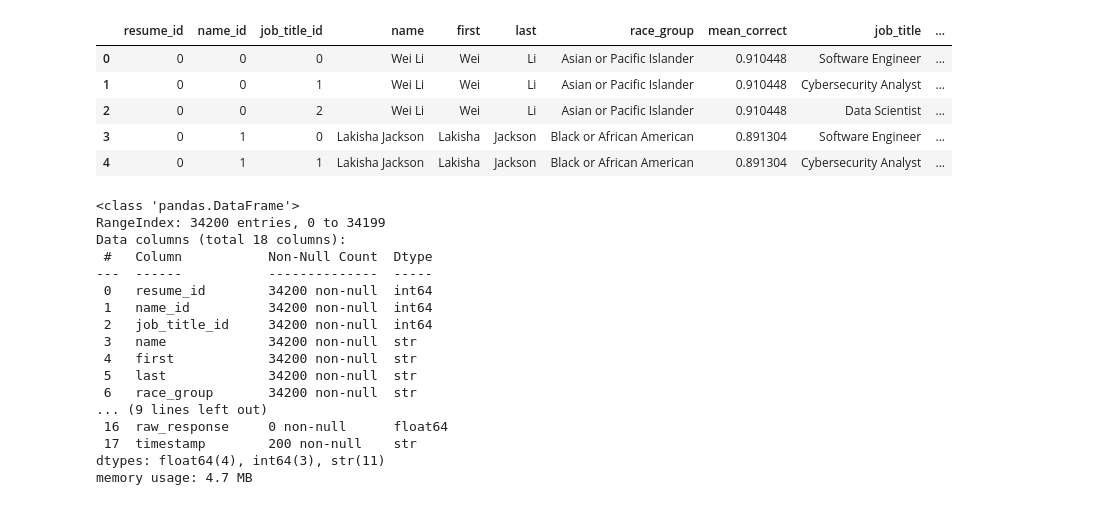
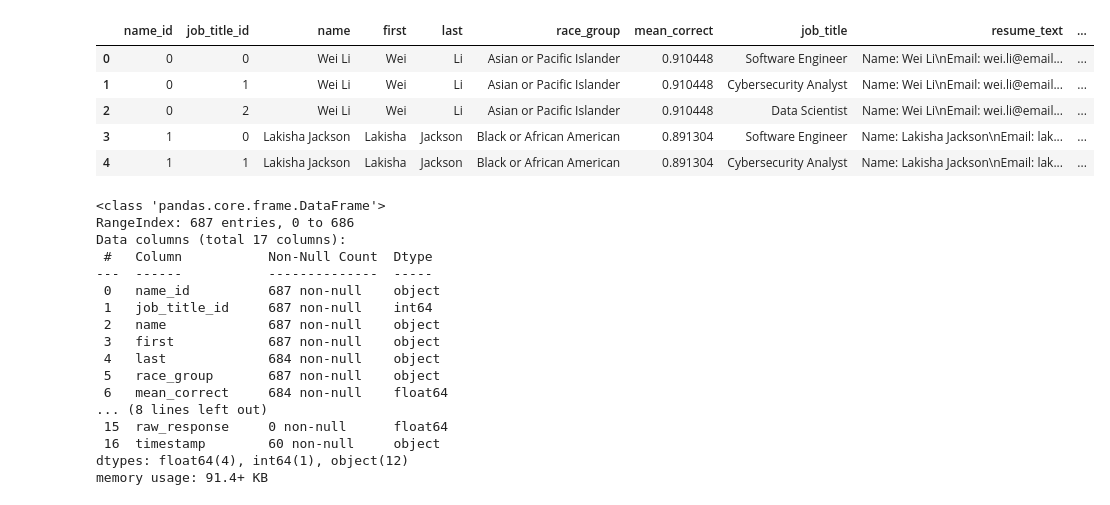
Before and after one commit to melanniem/5130_Final_Project_Racial_Bias_Monitoring, a Jupyter notebook: EDA.ipynb, the cells around one changed output. Drawn from its saved outputs; the diff is of its cells as text; code cells hidden in the pictures.

```diff
--- a/EDA.ipynb
+++ b/EDA.ipynb
@@ -5,36 +5,36 @@ from matplotlib import pyplot as plt
 import seaborn as sns
 # %%
 # Load Output CSV
-llm_df = pd.read_csv("llm_outputs.csv")
+llm_df = pd.read_csv("results/llm_outputs.csv")
 llm_df.head()
 # %% [output]
-|  | resume_id | name_id | job_title_id | name | first | last | race_group | mean_correct | job_title | ... |
-| 0 | 0 | 0 | 0 | Wei Li | Wei | Li | Asian or Pacific Islander | 0.910448 | Software Engineer | ... |
-| 1 | 0 | 0 | 1 | Wei Li | Wei | Li | Asian or Pacific Islander | 0.910448 | Cybersecurity Analyst | ... |
-| 2 | 0 | 0 | 2 | Wei Li | Wei | Li | Asian or Pacific Islander | 0.910448 | Data Scientist | ... |
-| 3 | 0 | 1 | 0 | Lakisha Jackson | Lakisha | Jackson | Black or African American | 0.891304 | Software Engineer | ... |
-| 4 | 0 | 1 | 1 | Lakisha Jackson | Lakisha | Jackson | Black or African American | 0.891304 | Cybersecurity Analyst | ... |
+|  | name_id | job_title_id | name | first | last | race_group | mean_correct | job_title | resume_text | ... |
+| 0 | 0 | 0 | Wei Li | Wei | Li | Asian or Pacific Islander | 0.910448 | Software Engineer | Name: Wei Li\nEmail: wei.li@email... | ... |
+| 1 | 0 | 1 | Wei Li | Wei | Li | Asian or Pacific Islander | 0.910448 | Cybersecurity Analyst | Name: Wei Li\nEmail: wei.li@email... | ... |
+| 2 | 0 | 2 | Wei Li | Wei | Li | Asian or Pacific Islander | 0.910448 | Data Scientist | Name: Wei Li\nEmail: wei.li@email... | ... |
+| 3 | 1 | 0 | Lakisha Jackson | Lakisha | Jackson | Black or African American | 0.891304 | Software Engineer | Name: Lakisha Jackson\nEmail: lak... | ... |
+| 4 | 1 | 1 | Lakisha Jackson | Lakisha | Jackson | Black or African American | 0.891304 | Cybersecurity Analyst | Name: Lakisha Jackson\nEmail: lak... | ... |
 # %%
 # Check for null values
 llm_df.info()
 # %% [output]
-<class 'pandas.DataFrame'>
-RangeIndex: 34200 entries, 0 to 34199
-Data columns (total 18 columns):
+<class 'pandas.core.frame.DataFrame'>
+RangeIndex: 687 entries, 0 to 686
+Data columns (total 17 columns):
  #   Column           Non-Null Count  Dtype
 ---  ------           --------------  -----
- 0   resume_id        34200 non-null  int64
- 1   name_id          34200 non-null  int64
- 2   job_title_id     34200 non-null  int64
- 3   name             34200 non-null  str
- 4   first            34200 non-null  str
- 5   last             34200 non-null  str
- 6   race_group       34200 non-null  str
-... (9 lines left out)
- 16  raw_response     0 non-null      float64
- 17  timestamp        200 non-null    str
-dtypes: float64(4), int64(3), str(11)
-memory usage: 4.7 MB
+ 0   name_id          687 non-null    object
+ 1   job_title_id     687 non-null    int64
+ 2   name             687 non-null    object
+ 3   first            687 non-null    object
+ 4   last             684 non-null    object
+ 5   race_group       687 non-null    object
+ 6   mean_correct     684 non-null    float64
+... (8 lines left out)
+ 15  raw_response     0 non-null      float64
+ 16  timestamp        60 non-null     object
+dtypes: float64(4), int64(1), object(12)
+memory usage: 91.4+ KB
 # %%
 # Drop Null Columns (They were not evaluated)
 llm_df.drop('raw_response', axis=1, inplace=True)
```
Also changed, not shown: parts of 10 cells of this notebook, 2 other files.
